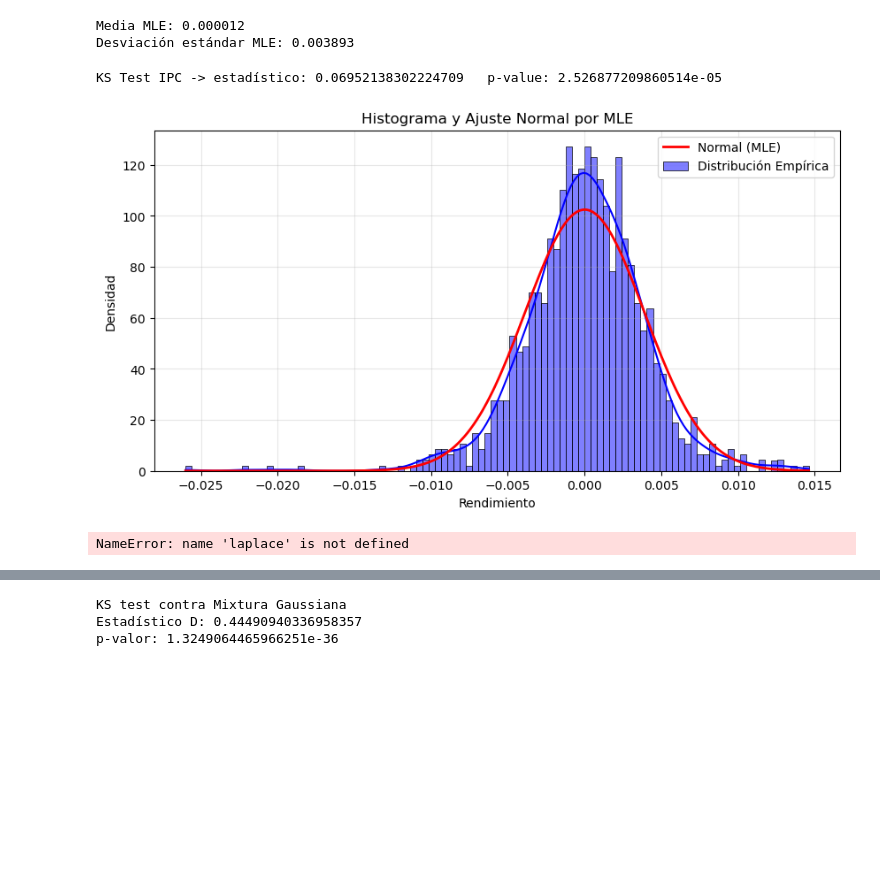
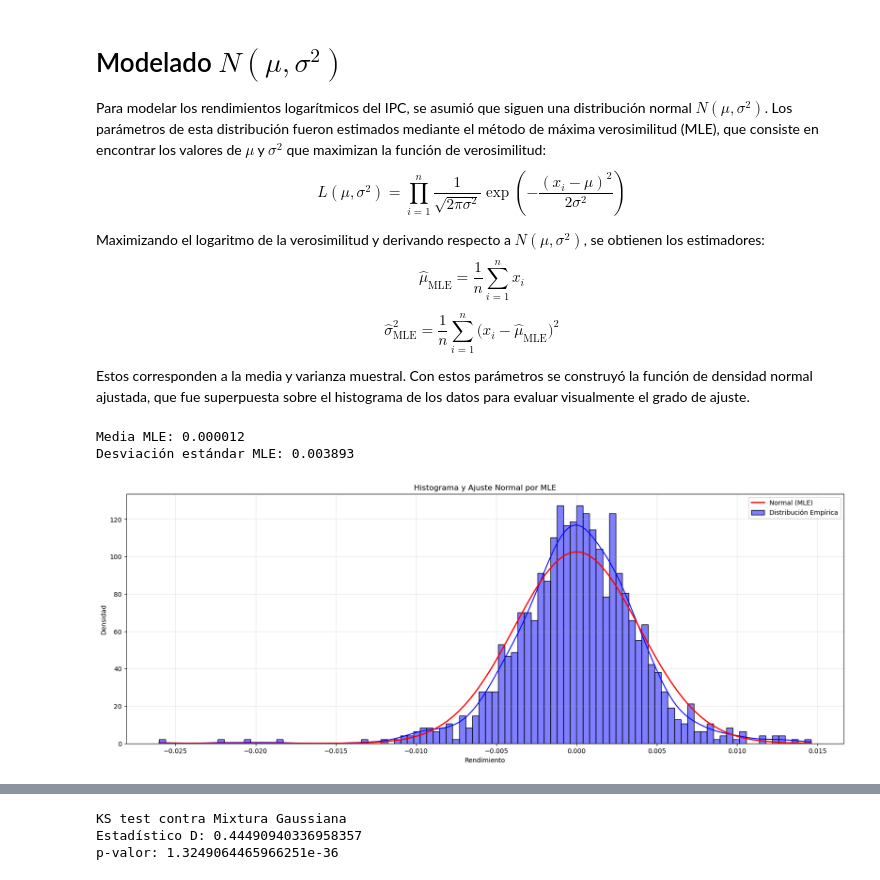
Before and after one commit to cmayorgat44/Estimation_parametrica, a Jupyter notebook: proyecto_final.ipynb, the cells around one changed output, grey strips where cells are left out. Cells and saved outputs as stored; diff of their text form; code cells hidden in the pictures; blank space fills up the shorter version.

```diff
--- a/proyecto_final.ipynb
+++ b/proyecto_final.ipynb
@@ -72,3 +83,23 @@ dtype: float64
+# %% [markdown]
+# Modelado ${N}(\mu, \sigma^2)$
+Para modelar los rendimientos logarítmicos del IPC, se asumió que siguen una distribución normal ${N}(\mu, \sigma^2)$. Los parámetros de esta distribución fueron estimados mediante el método de máxima verosimilitud (MLE), que consiste en encontrar los valores de $\mu$ y $\sigma^2$ que maximizan la función de verosimilitud:
+$$
+L(\mu, \sigma^2) = \prod_{i=1}^{n}
+\frac{1}{\sqrt{2\pi \sigma^2}}
+\exp\!\left(-\frac{(x_i - \mu)^2}{2\sigma^2}\right)
+$$
+
+Maximizando el logaritmo de la verosimilitud y derivando respecto a ${N}(\mu, \sigma^2)$, se obtienen los estimadores:
+$$
+\hat{\mu}_{\text{MLE}} = \frac{1}{n} \sum_{i=1}^{n} x_i
+$$
+
+$$
+\hat{\sigma}^2_{\text{MLE}} = \frac{1}{n} \sum_{i=1}^{n} \bigl(x_i - \hat{\mu}_{\text{MLE}}\bigr)^2
+$$
+
+
+Estos corresponden a la media y varianza muestral. Con estos parámetros se construyó la función de densidad normal ajustada, que fue superpuesta sobre el histograma de los datos para evaluar visualmente el grado de ajuste.
 # %%
 # --- Ajuste por MLE ---
 datos = df.values.flatten()  # convertir a array
@@ -80,77 +111,23 @@ print(f"Desviación estándar MLE: {sigma_mle:.6f}")
 # %% [output]
 Media MLE: 0.000012
 Desviación estándar MLE: 0.003893
-# %%
-# KS test para IPC
-ks_ipc = kstest(df["Rendimientos IPC"], "laplace", args=(mu_mle, sigma_mle))
-print("KS Test IPC -> estadístico:", ks_ipc.statistic, "  p-value:", ks_ipc.pvalue)
-# %% [output]
-KS Test IPC -> estadístico: 0.06952138302224709   p-value: 2.526877209860514e-05
 # %%
 # --- Graficar histograma con densidad normal ---
-plt.figure(figsize=(10, 5))
+plt.figure(figsize=(20, 7))
 sns.histplot(df["Rendimientos IPC"], bins=100, kde=True, stat="density", color="blue", label='Distribución Empírica')
 plt.title("Distribución de Rendimientos IPC")
 plt.xlabel("Rendimiento log IPC")
 
 # Curva de la normal ajustada
 x = np.linspace(min(datos), max(datos), 200)
-pdf = scipy.stats.norm.pdf(x, loc=mu_mle, scale=sigma_mle)
+pdf = norm.pdf(x, loc=mu_mle, scale=sigma_mle)
 plt.plot(x, pdf, 'r-', lw=2, label='Normal (MLE)')
 
 plt.title("Histograma y Ajuste Normal por MLE")
 plt.xlabel("Rendimiento")
 plt.ylabel("Densidad")
 plt.legend()
 plt.grid(alpha=0.3)
 plt.show()
 # %% [output]
-[figure, old version]
+[figure, new version]
-# %%
-def pp_plot(data, mu, b, title="PP-Plot"):
-    # Probabilidades empíricas
-    data_sorted = np.sort(data)
-    n = len(data_sorted)
-    probs_emp = np.arange(1, n+1) / (n+1)
-
-    # Probabilidades teóricas bajo Laplace
-    probs_theo = laplace.cdf(data_sorted, loc=mu, scale=b)
-
-    # Gráfico
-    plt.figure(figsize=(6,6))
-    plt.plot(probs_emp, probs_theo, "o", alpha=0.6)
-    plt.plot([0,1], [0,1], "r--")  # línea ideal
-    plt.xlabel("Empírico")
-    plt.ylabel("Teórico (Laplace)")
-    plt.title(title)
-    plt.grid(True)
-    plt.show()
-
-# Ejemplo IPC
-pp_plot(df["Rendimientos IPC"], mu_mle, sigma_mle, "PP-Plot IPC")
-
-def qq_plot(data, mu, b, title="QQ-Plot"):
-    # Ordenamos datos
-    data_sorted = np.sort(data)
-    n = len(data_sorted)
-
-    # Cuantiles teóricos bajo Laplace
-    probs = np.arange(1, n+1) / (n+1)
-    theo_quants = laplace.ppf(probs, loc=mu, scale=b)
-
-    # Gráfico
-    plt.figure(figsize=(6,6))
-    plt.plot(theo_quants, data_sorted, "o", alpha=0.6)
-    min_val = min(data_sorted.min(), theo_quants.min())
-    max_val = max(data_sorted.max(), theo_quants.max())
-    plt.plot([min_val, max_val], [min_val, max_val], "r--")  # línea ideal
-    plt.xlabel("Cuantiles teóricos (Laplace)")
-    plt.ylabel("Cuantiles empíricos")
-    plt.title(title)
-    plt.grid(True)
-    plt.show()
-
-# Ejemplo IPC
-qq_plot(df["Rendimientos IPC"], mu_mle, sigma_mle, "QQ-Plot IPC")
-# %% [output]
-NameError: name 'laplace' is not defined
```
Also changed, not shown: parts of 33 cells of this notebook, 2 other files.
